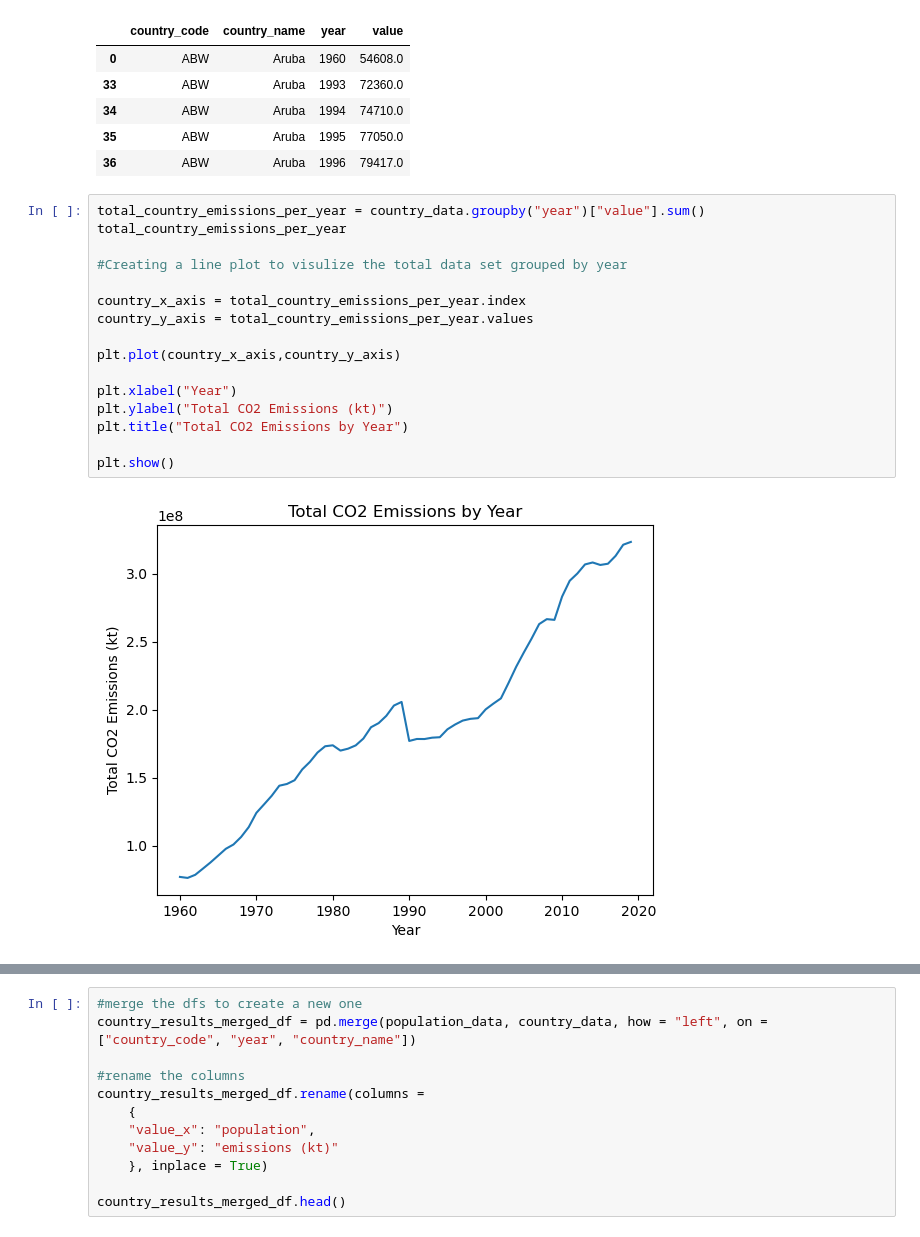
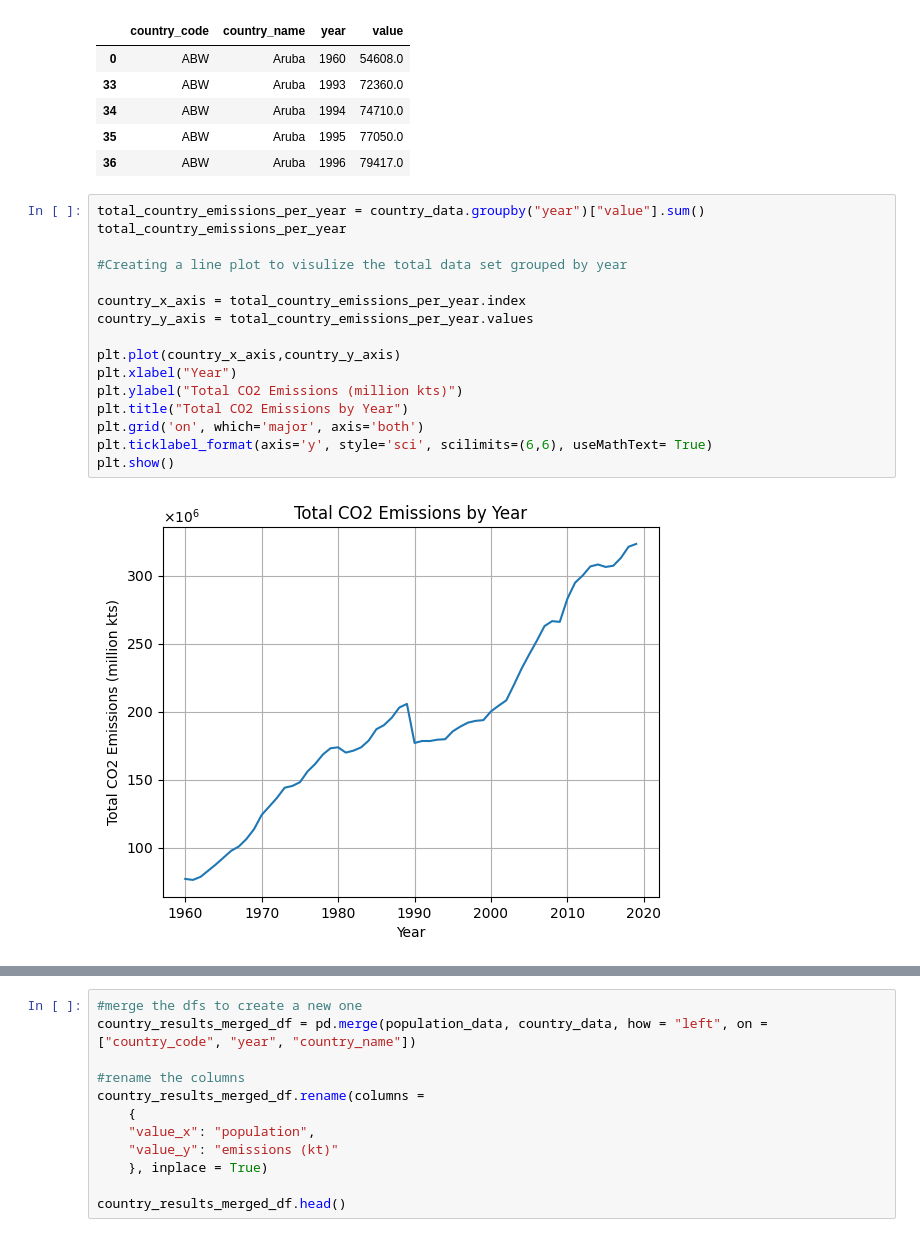
Before and after one commit to Blake-Singewald/CO2-Emissions, a Jupyter notebook: CO2-Emissions-Project/co2.ipynb, the cells around one changed output, grey strips where cells are left out. Drawn from its saved outputs; the diff is of its cells as text.

```diff
--- a/CO2-Emissions-Project/co2.ipynb
+++ b/CO2-Emissions-Project/co2.ipynb
@@ -36,21 +36,21 @@ population.head()
 # %%
 total_country_emissions_per_year = country_data.groupby("year")["value"].sum()
 total_country_emissions_per_year
 
 #Creating a line plot to visulize the total data set grouped by year
 
 country_x_axis = total_country_emissions_per_year.index
 country_y_axis = total_country_emissions_per_year.values
 
 plt.plot(country_x_axis,country_y_axis)
-
 plt.xlabel("Year")
-plt.ylabel("Total CO2 Emissions (kt)")
+plt.ylabel("Total CO2 Emissions (million kts)")
 plt.title("Total CO2 Emissions by Year")
-
+plt.grid('on', which='major', axis='both')
+plt.ticklabel_format(axis='y', style='sci', scilimits=(6,6), useMathText= True)
 plt.show()
 # %% [output]
-[figure, old version]
+[figure, new version]
 # %%
 population_by_year = population_data.groupby("year")["value"].sum()
 population_by_year
```
Also changed, not shown: parts of 38 cells of this notebook.
